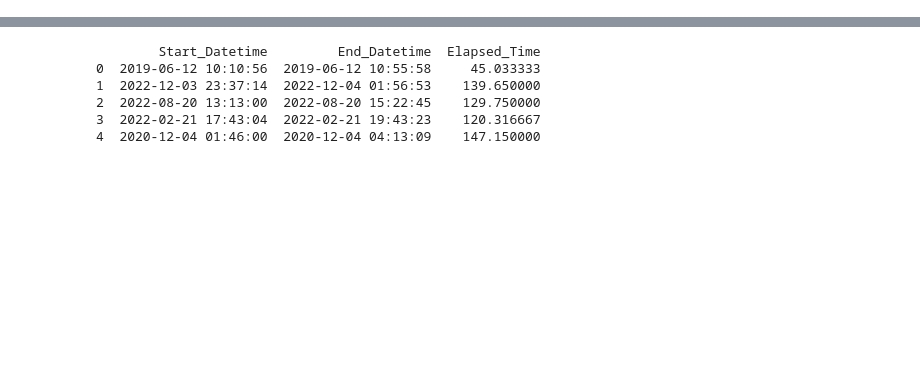
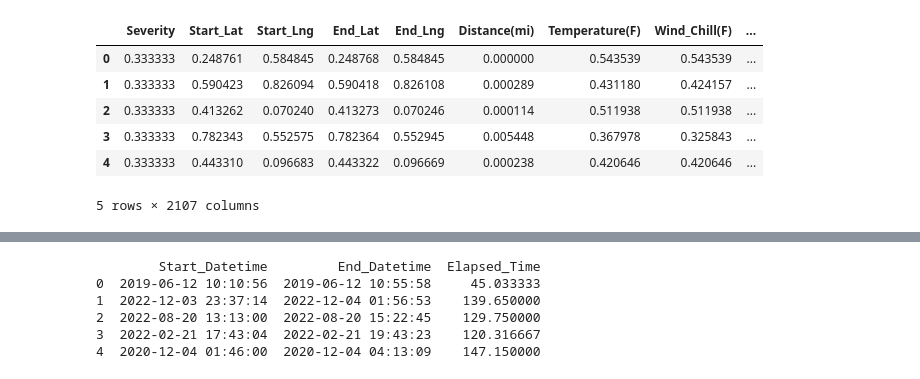
Before and after one commit to tikkikkit21/TrafficAccidentPrediction, a Jupyter notebook: numerical_analysis.ipynb, the cells around one changed output, grey strips where cells are left out. Cells and saved outputs as stored; diff of their text form; code cells hidden in the pictures; blank space fills up the shorter version.

```diff
--- a/numerical_analysis.ipynb
+++ b/numerical_analysis.ipynb
@@ -7,0 +40,35 @@ df = pd.read_csv('datasets/us_accidents_expanded.csv')
+# %%
+df_corr = df.copy()
+
+
+# drop timestamps
+df_corr = df_corr.drop(columns=['Start_Datetime', 'End_Datetime', 'Weather_Timestamp', 'Start_Date', 'End_Date', 'Start_Time', 'End_Time', 'Elapsesd_Time'])
+# todo, encode time numerically
+
+# drop address information and description
+df_corr = df_corr.drop(columns=['Description', 'Street', 'City', 'County', 'Zipcode'])
+
+# one-hot encode airport code
+df_corr = pd.get_dummies(df_corr, columns=['Airport_Code'])
+
+# change day/night to true/false respectively
+day_night = ['Sunrise_Sunset', 'Civil_Twilight', 'Nautical_Twilight', 'Astronomical_Twilight']
+df_corr[day_night] = df_corr[day_night].replace('Day', True)
+df_corr[day_night] = df_corr[day_night].replace('Night', False)
+
+# normalize numerical features
+scaler = MinMaxScaler()
+numeric_columns = df_corr.select_dtypes(include=['number']).columns
+df_corr[numeric_columns] = scaler.fit_transform(df_corr[numeric_columns])
+
+df_corr = df_corr.dropna()
+
+df_corr.head()
+# %% [output]
+|  | Severity | Start_Lat | Start_Lng | End_Lat | End_Lng | Distance(mi) | Temperature(F) | Wind_Chill(F) | ... |
+| 0 | 0.333333 | 0.248761 | 0.584845 | 0.248768 | 0.584845 | 0.000000 | 0.543539 | 0.543539 | ... |
+| 1 | 0.333333 | 0.590423 | 0.826094 | 0.590418 | 0.826108 | 0.000289 | 0.431180 | 0.424157 | ... |
+| 2 | 0.333333 | 0.413262 | 0.070240 | 0.413273 | 0.070246 | 0.000114 | 0.511938 | 0.511938 | ... |
+| 3 | 0.333333 | 0.782343 | 0.552575 | 0.782364 | 0.552945 | 0.005448 | 0.367978 | 0.325843 | ... |
+| 4 | 0.333333 | 0.443310 | 0.096683 | 0.443322 | 0.096669 | 0.000238 | 0.420646 | 0.420646 | ... |
+5 rows × 2107 columns
```
Also changed, not shown: parts of 10 cells of this notebook, 1 other file.
